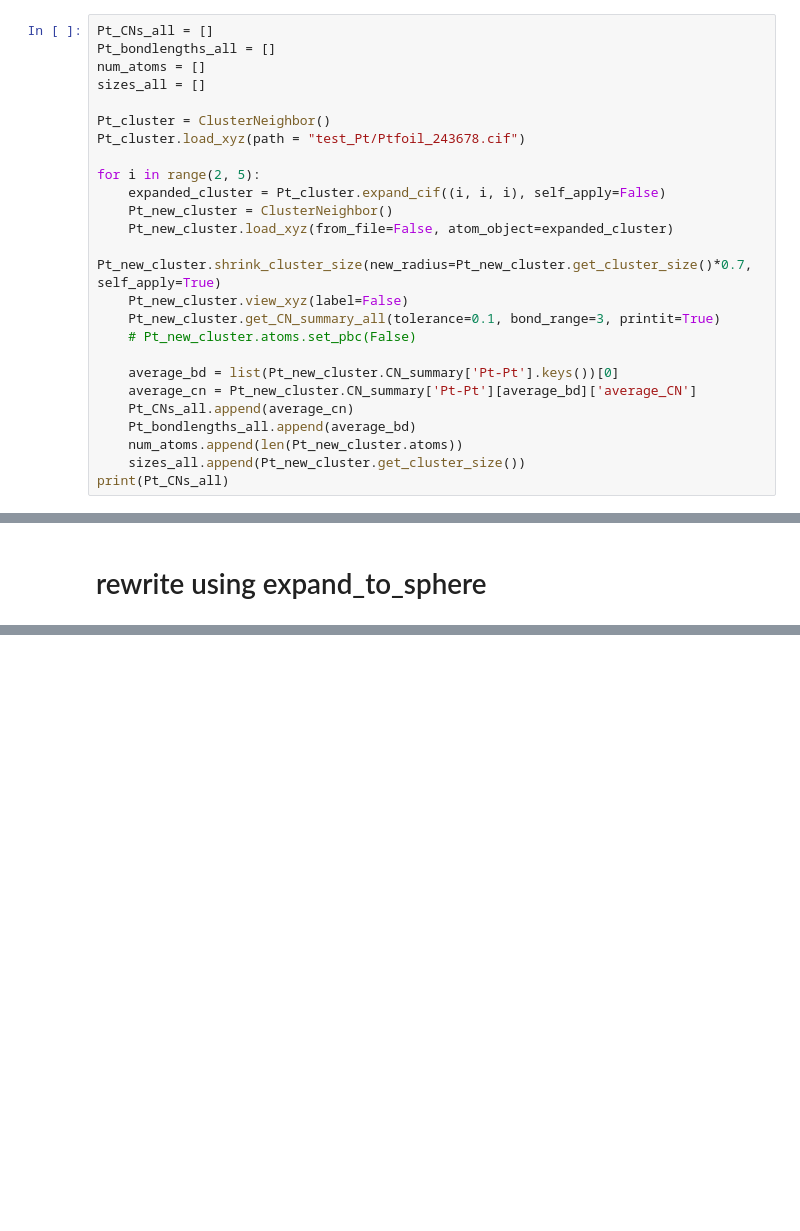
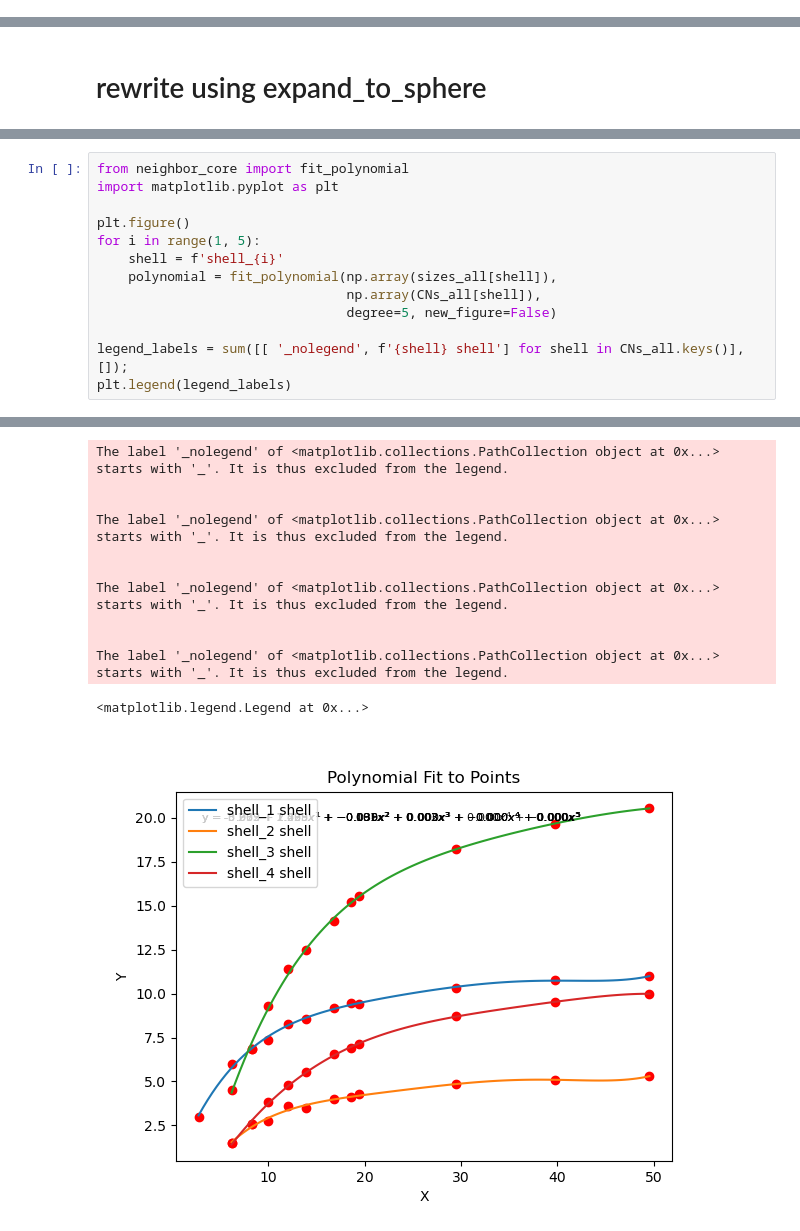
Before and after one commit to Cathyhjj/neighbor, a Jupyter notebook: 20240806_simple_example.ipynb, the cells around one changed output, grey strips where cells are left out. Saved outputs shown, nothing was run; the diff lists cells and outputs as text; blank space fills up the shorter version.

Commit message:
including expand_cluster methods, fitting multiple shells

```diff
--- a/20240806_simple_example.ipynb
+++ b/20240806_simple_example.ipynb
@@ -173,25 +109,0 @@ NameError: name 'ClusterNeighbor' is not defined
-# %%
-Pt_CNs_all = []
-Pt_bondlengths_all = []
-num_atoms = []
-sizes_all = []
-
-Pt_cluster = ClusterNeighbor()
-Pt_cluster.load_xyz(path = "test_Pt/Ptfoil_243678.cif")
-
-for i in range(2, 5):
-    expanded_cluster = Pt_cluster.expand_cif((i, i, i), self_apply=False)
-    Pt_new_cluster = ClusterNeighbor()
-    Pt_new_cluster.load_xyz(from_file=False, atom_object=expanded_cluster)
-    Pt_new_cluster.shrink_cluster_size(new_radius=Pt_new_cluster.get_cluster_size()*0.7, self_apply=True)
-    Pt_new_cluster.view_xyz(label=False)
-    Pt_new_cluster.get_CN_summary_all(tolerance=0.1, bond_range=3, printit=True)
-    # Pt_new_cluster.atoms.set_pbc(False)
-
-    average_bd = list(Pt_new_cluster.CN_summary['Pt-Pt'].keys())[0]
-    average_cn = Pt_new_cluster.CN_summary['Pt-Pt'][average_bd]['average_CN']
-    Pt_CNs_all.append(average_cn)
-    Pt_bondlengths_all.append(average_bd)
-    num_atoms.append(len(Pt_new_cluster.atoms))
-    sizes_all.append(Pt_new_cluster.get_cluster_size())
-print(Pt_CNs_all)
@@ -351,0 +188,14 @@ plt.plot(np.array(sizes_all) * 2, num_atoms, label='data')
+# %%
+from neighbor_core import fit_polynomial
+import matplotlib.pyplot as plt
+
+plt.figure()
+for i in range(1, 5):
+    shell = f'shell_{i}'
+    polynomial = fit_polynomial(np.array(sizes_all[shell]),
+                                np.array(CNs_all[shell]),
+                                degree=5, new_figure=False)
+
+legend_labels = sum([[ '_nolegend', f'{shell} shell'] for shell in CNs_all.keys()], []);
+plt.legend(legend_labels)
+# %% [output]
@@ -351,0 +219,12 @@ plt.plot(np.array(sizes_all) * 2, num_atoms, label='data')
+The label '_nolegend' of <matplotlib.collections.PathCollection object at 0x...> starts with '_'. It is thus excluded from the legend.
+
+
+The label '_nolegend' of <matplotlib.collections.PathCollection object at 0x...> starts with '_'. It is thus excluded from the legend.
+
+
+The label '_nolegend' of <matplotlib.collections.PathCollection object at 0x...> starts with '_'. It is thus excluded from the legend.
+
+
+The label '_nolegend' of <matplotlib.collections.PathCollection object at 0x...> starts with '_'. It is thus excluded from the legend.
+<matplotlib.legend.Legend at 0x...>
+[figure, added]
```
Also changed, not shown: parts of 24 cells of this notebook, 1 other file.
